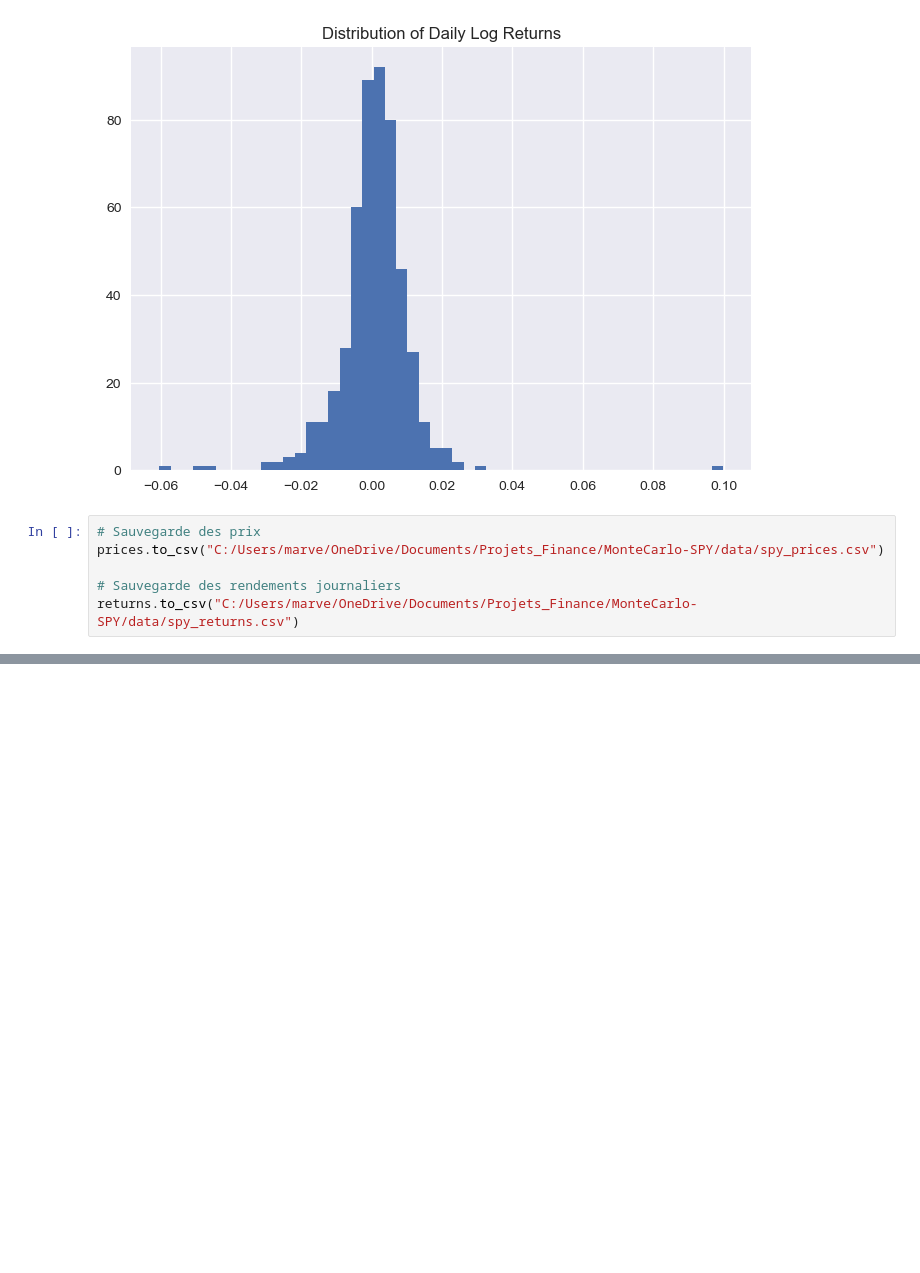
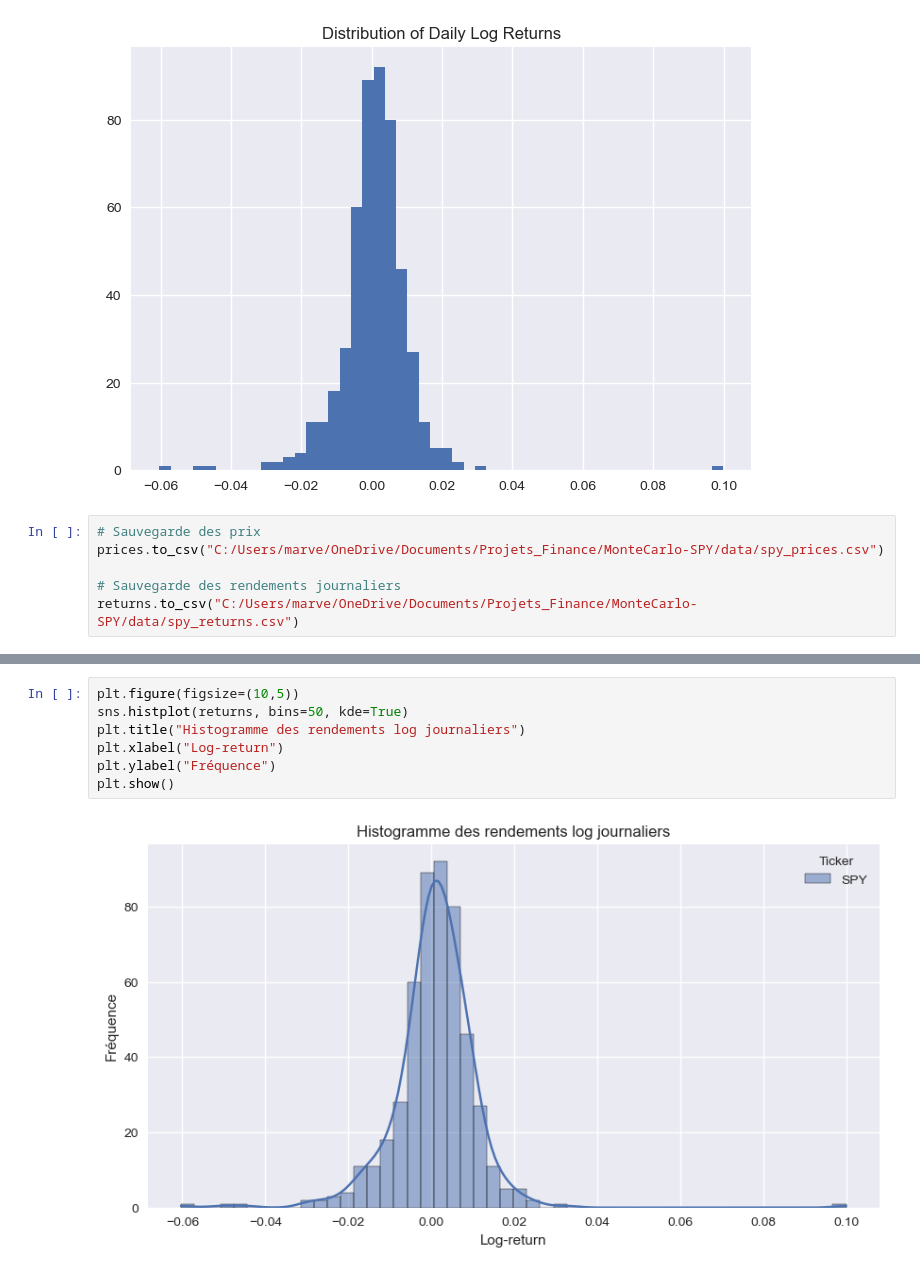
Before and after one commit to nicolasmarveaux456-hue/montecarlo-spy-risk, a Jupyter notebook: notebooks/01_data_extraction.ipynb, the cells around one changed output, grey strips where cells are left out. Drawn from its saved outputs; the diff is of its cells as text; blank space fills up the shorter version.

Commit message:
J-3: Calculate log returns and basic statistics (coherent with J-2)

```diff
--- a/notebooks/01_data_extraction.ipynb
+++ b/notebooks/01_data_extraction.ipynb
@@ -97,0 +118,9 @@ returns.to_csv("C:/Users/marve/OneDrive/Documents/Projets_Finance/MonteCarlo-SPY
+# %%
+plt.figure(figsize=(10,5))
+sns.histplot(returns, bins=50, kde=True)
+plt.title("Histogramme des rendements log journaliers")
+plt.xlabel("Log-return")
+plt.ylabel("Fréquence")
+plt.show()
+# %% [output]
+[figure, added]
```
Also changed, not shown: parts of 4 cells of this notebook.
